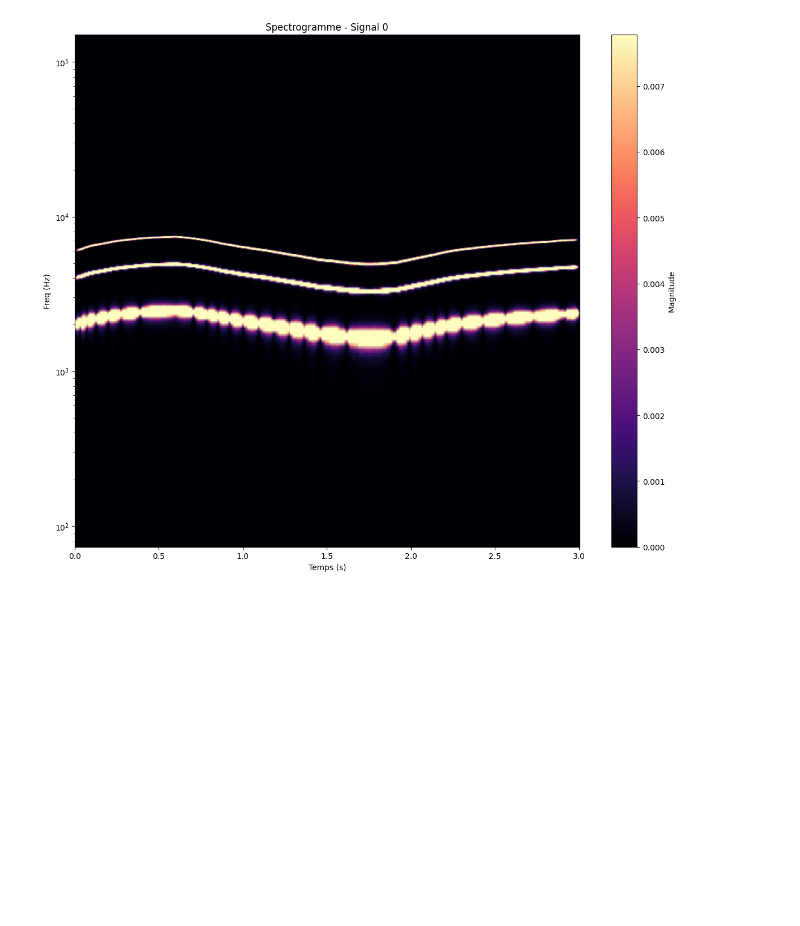
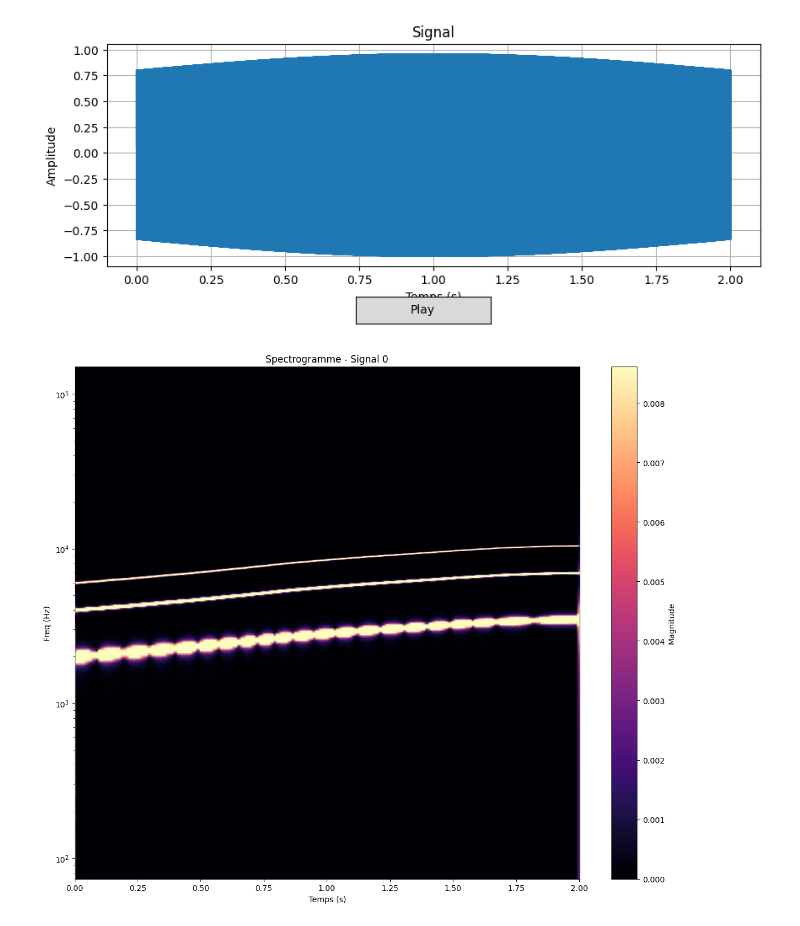
Before and after one commit to Mattbrdi/Beluga, a Jupyter notebook: sandbox.ipynb, the cells around one changed output. Saved outputs shown, nothing was run; the diff lists cells and outputs as text; code cells hidden in the pictures; blank space fills up the shorter version.

```diff
--- a/sandbox.ipynb
+++ b/sandbox.ipynb
@@ -1,7 +1,13 @@
 # %%
-from .BSS.Utils.signal_generation.signals import WhistleSignal
-from numpy.random import Generator
-rng = Generator()
-sig = WhistleSignal.generate_random()
+from BSS.Utils.signal_generation.signals import WhistleSignal
+from numpy.random import default_rng
+rng = default_rng()
+sig = WhistleSignal.generate_random(rng = rng, freq=300000,time_duration = 2.0)
-# %% [output]
-[figure, removed]
+# %%
+import matplotlib.pyplot as plt
+a, b, c = sig.plot_with_sounds()
+d, e = sig.plot_spectrogram(nperseg = 4098, noverlap=2048)
+plt.show()
+# %% [output]
+[figure, added]
+[figure, added]
```
Also changed, not shown: 12 other files.
